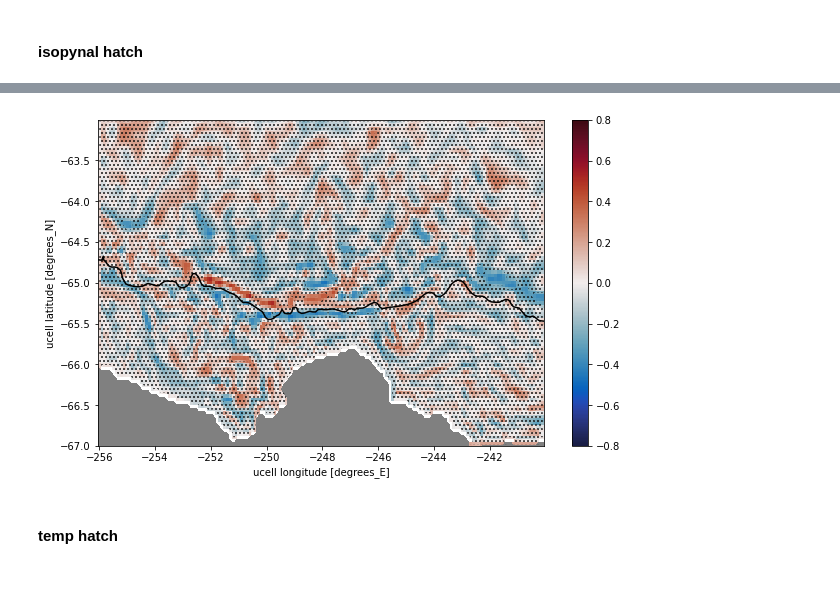
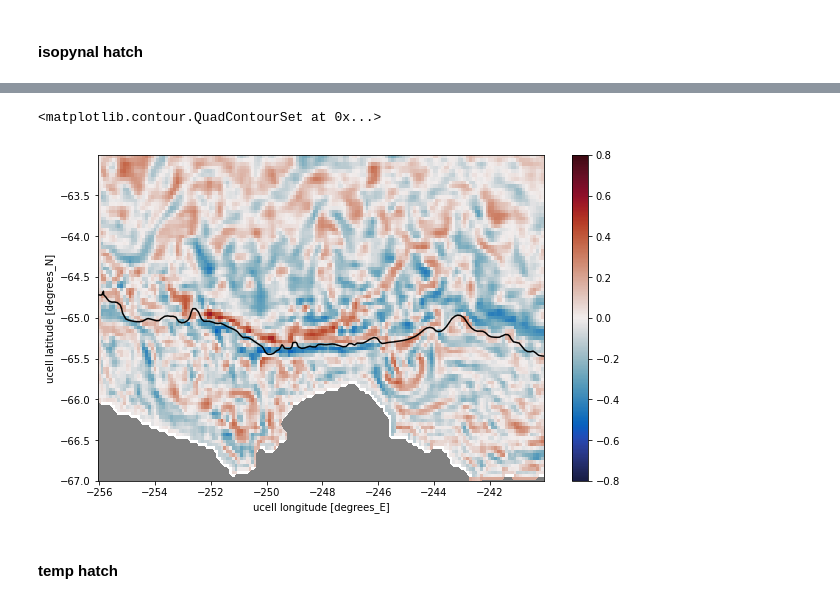
Before and after one commit to ribeiron/ScriptsChapter3, a Jupyter notebook: Fig7a-c.ipynb, the cells around one changed output, grey strips where cells are left out. Drawn from its saved outputs; the diff is of its cells as text; code cells hidden in the pictures.

```diff
--- a/Fig7a-c.ipynb
+++ b/Fig7a-c.ipynb
@@ -632,17 +710,12 @@ significance_ek = significance
 # %%
 fig = plt.figure(figsize=(10,6))
 
 cor_ekman.plot(vmin=-.8,vmax=.8,cmap=cmocean.balance)
 plt.contour(ht.xt_ocean,ht.yt_ocean,ht,levels=[1000],colors='k',linewidth=1)
 plt.contourf(ht.xt_ocean,ht.yt_ocean,land_mask,colors='grey')
-
-# hatching where not significant:
-plt.rcParams['hatch.linewidth'] = 1
-plt.rcParams['hatch.color'] = 'k'
-cs = plt.contourf(t_statistic_ek.xu_ocean,t_statistic_ek.yu_ocean,t_statistic_ek.where(significance_ek == 0),
-                  colors='k',alpha=0.0,zorder=2,hatches=['...'])
 # %% [output]
+<matplotlib.contour.QuadContourSet at 0x...>
-[figure, old version]
+[figure, new version]
 # %% [markdown]
 #### temp hatch
 # %%
```
Also changed, not shown: parts of 19 cells of this notebook.
